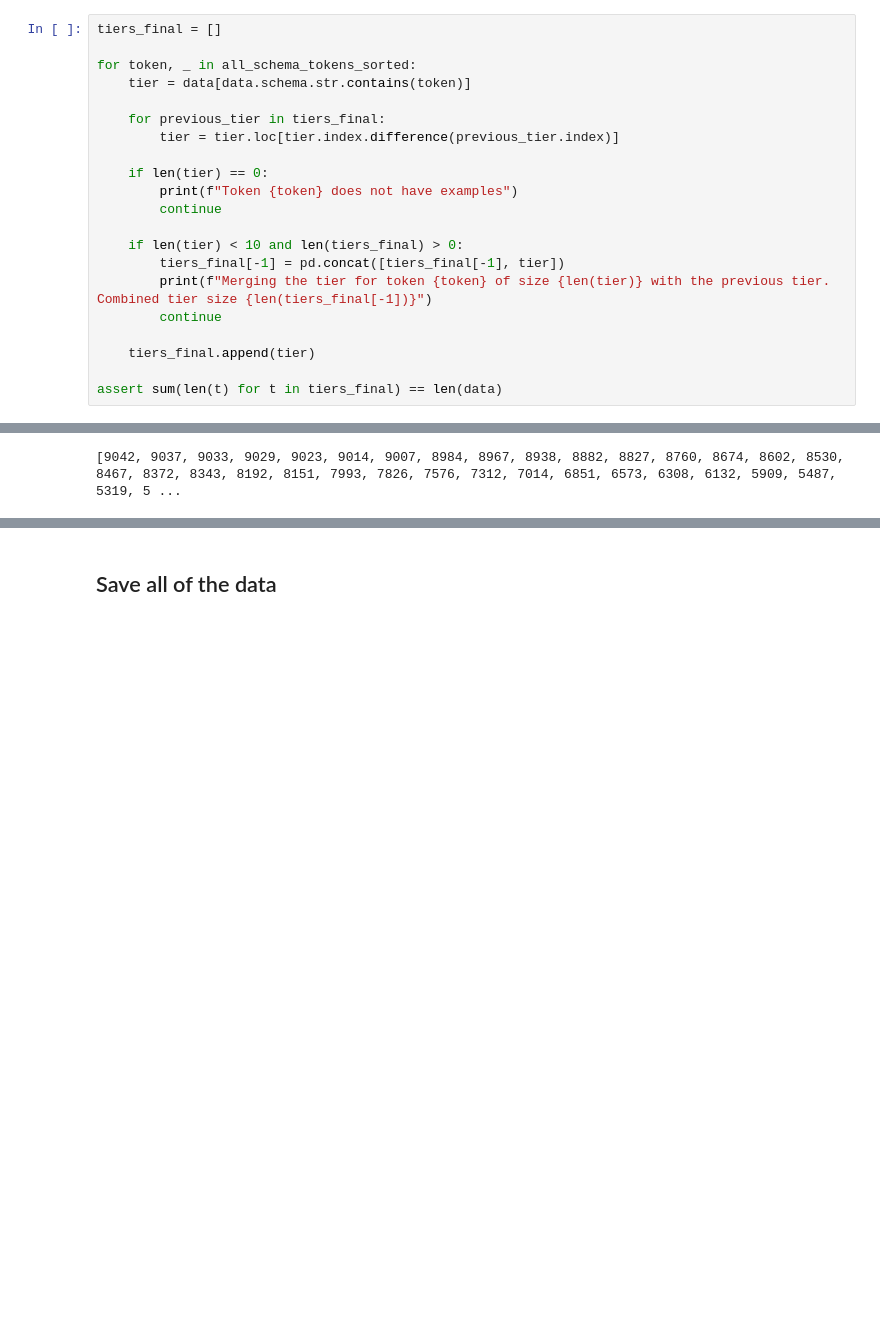
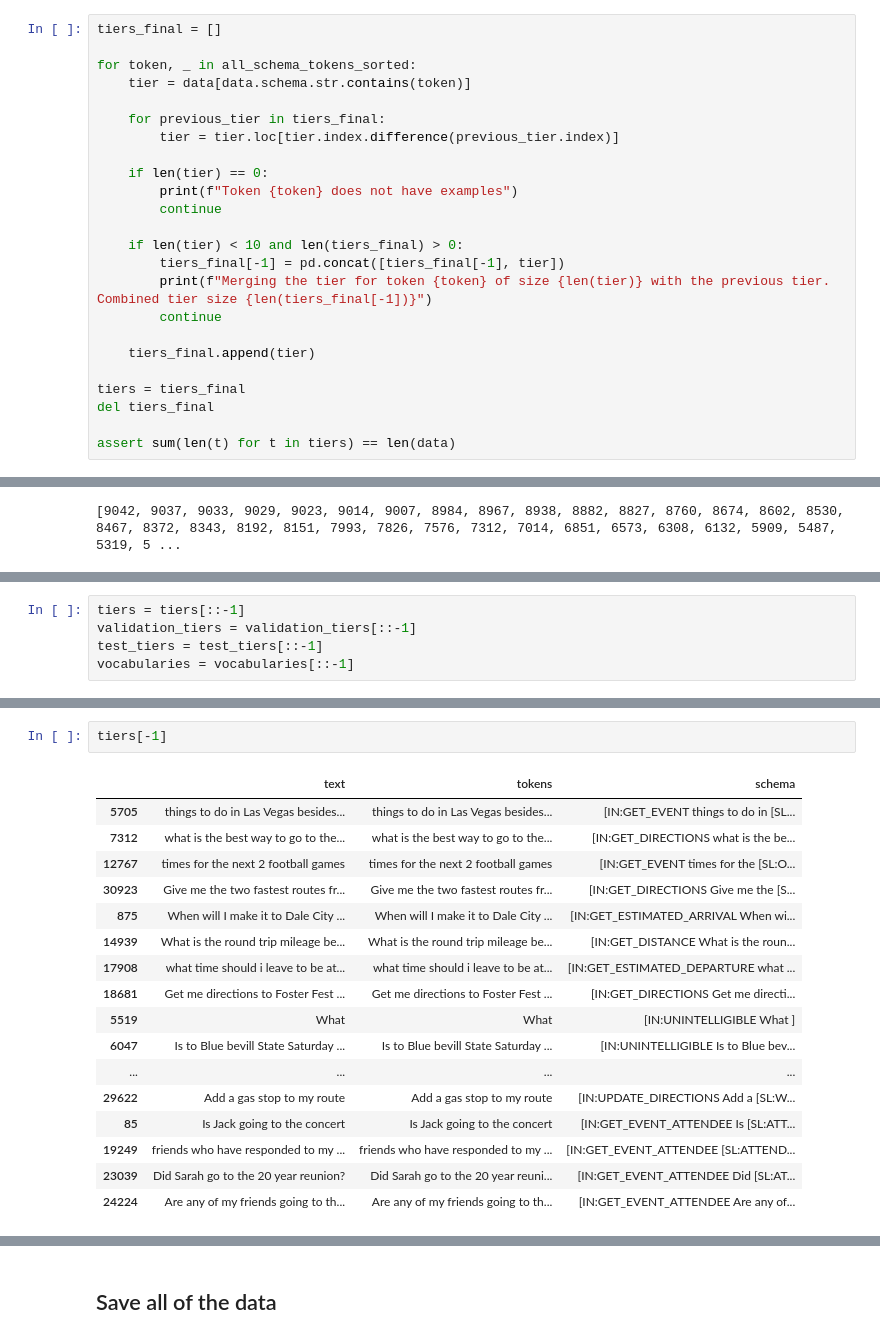
Before and after one commit to Guitaricet/new-semantic-parsing, a Jupyter notebook: notebooks/17_top_multiple_splits.ipynb, the cells around one changed output, grey strips where cells are left out. Saved outputs shown, nothing was run; the diff lists cells and outputs as text; blank space fills up the shorter version.

```diff
--- a/notebooks/17_top_multiple_splits.ipynb
+++ b/notebooks/17_top_multiple_splits.ipynb
@@ -228,7 +285,10 @@ for token, _ in all_schema_tokens_sorted:
 
     tiers_final.append(tier)
 
-assert sum(len(t) for t in tiers_final) == len(data)
+tiers = tiers_final
+del tiers_final
+
+assert sum(len(t) for t in tiers) == len(data)
 # %% [output]
 Merging the tier for token SL:GROUP of size 1 with the previous tier. Combined tier size 2
 Merging the tier for token SL:AMOUNT of size 2 with the previous tier. Combined tier size 4
@@ -301,0 +364,5 @@ print([len(v) for v in test_tiers])
+# %%
+tiers = tiers[::-1]
+validation_tiers = validation_tiers[::-1]
+test_tiers = test_tiers[::-1]
+vocabularies = vocabularies[::-1]
@@ -301,0 +385,20 @@ print([len(v) for v in test_tiers])
+# %%
+tiers[-1]
+# %% [output]
+|  | text | tokens | schema |
+| 5705 | things to do in Las Vegas besides... | things to do in Las Vegas besides... | [IN:GET_EVENT things to do in [SL... |
+| 7312 | what is the best way to go to the... | what is the best way to go to the... | [IN:GET_DIRECTIONS what is the be... |
+| 12767 | times for the next 2 football games | times for the next 2 football games | [IN:GET_EVENT times for the [SL:O... |
+| 30923 | Give me the two fastest routes fr... | Give me the two fastest routes fr... | [IN:GET_DIRECTIONS Give me the [S... |
+| 875 | When will I make it to Dale City ... | When will I make it to Dale City ... | [IN:GET_ESTIMATED_ARRIVAL When wi... |
+| 14939 | What is the round trip mileage be... | What is the round trip mileage be... | [IN:GET_DISTANCE What is the roun... |
+| 17908 | what time should i leave to be at... | what time should i leave to be at... | [IN:GET_ESTIMATED_DEPARTURE what ... |
+| 18681 | Get me directions to Foster Fest ... | Get me directions to Foster Fest ... | [IN:GET_DIRECTIONS Get me directi... |
+| 5519 | What | What | [IN:UNINTELLIGIBLE What ] |
+| 6047 | Is to Blue bevill State Saturday ... | Is to Blue bevill State Saturday ... | [IN:UNINTELLIGIBLE Is to Blue bev... |
+| ... | ... | ... | ... |
+| 29622 | Add a gas stop to my route | Add a gas stop to my route | [IN:UPDATE_DIRECTIONS Add a [SL:W... |
+| 85 | Is Jack going to the concert | Is Jack going to the concert | [IN:GET_EVENT_ATTENDEE Is [SL:ATT... |
+| 19249 | friends who have responded to my ... | friends who have responded to my ... | [IN:GET_EVENT_ATTENDEE [SL:ATTEND... |
+| 23039 | Did Sarah go to the 20 year reunion? | Did Sarah go to the 20 year reuni... | [IN:GET_EVENT_ATTENDEE Did [SL:AT... |
+| 24224 | Are any of my friends going to th... | Are any of my friends going to th... | [IN:GET_EVENT_ATTENDEE Are any of... |
```
Also changed, not shown: parts of 20 cells of this notebook, 10 other files.
